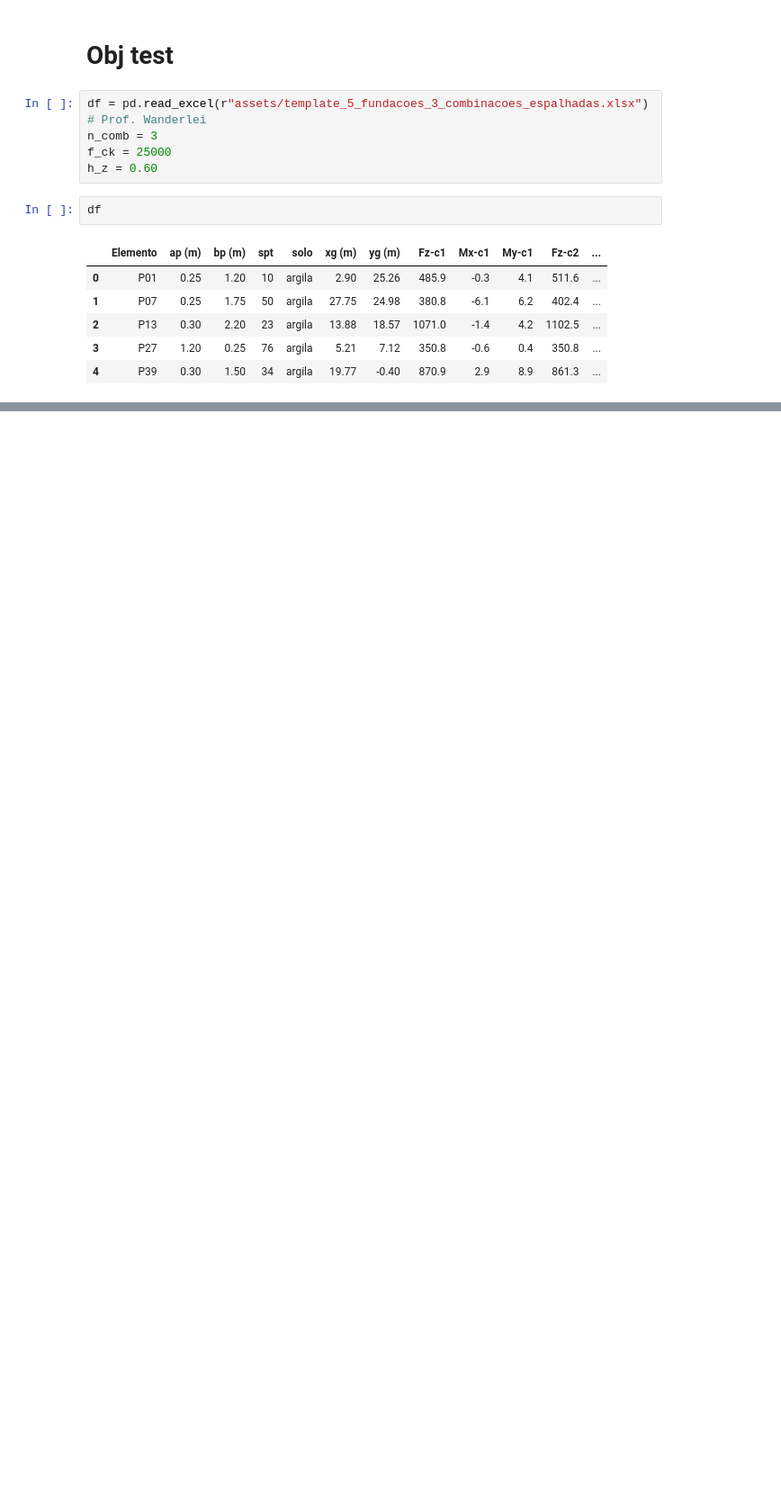
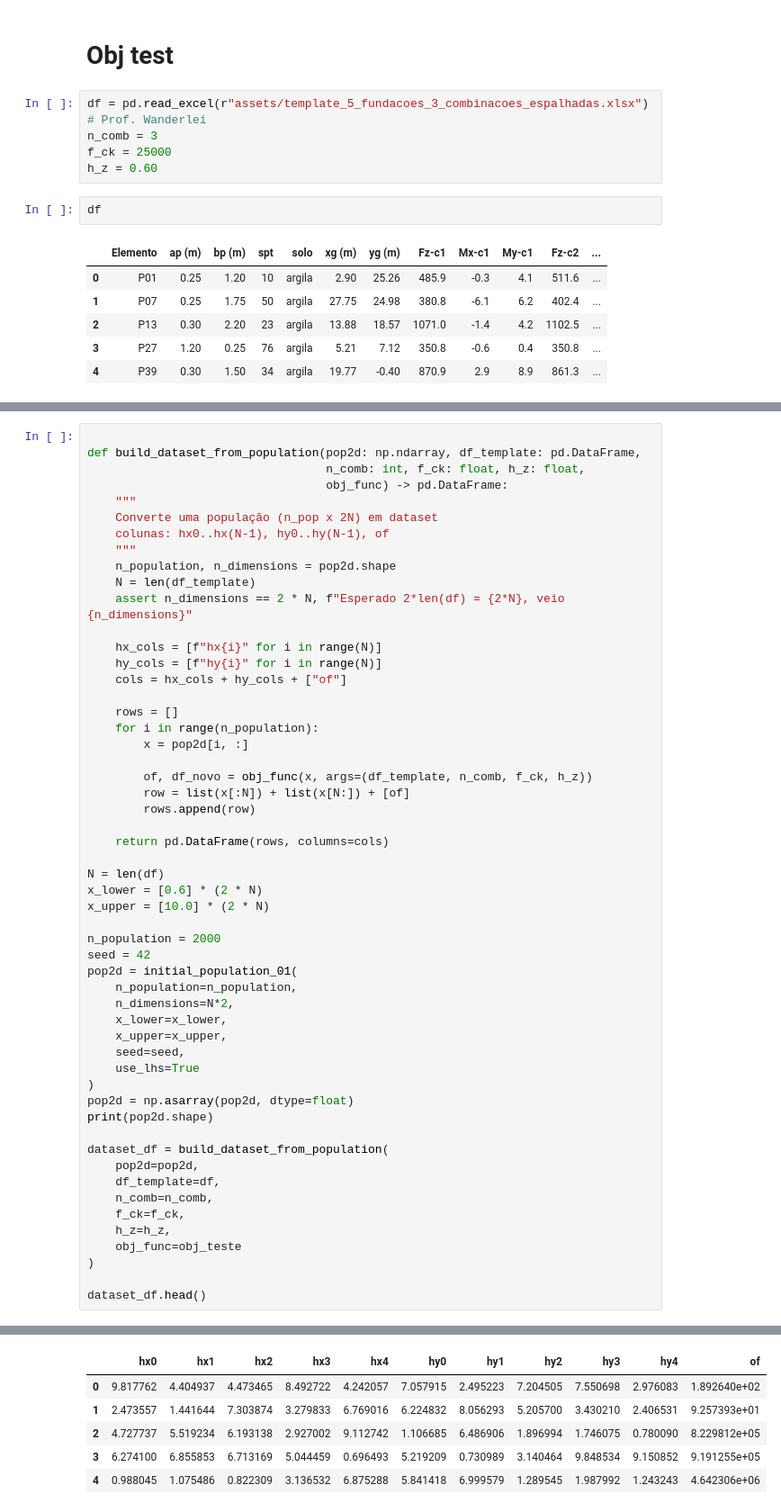
Before and after one commit to wmpjrufg/fundaai, a Jupyter notebook: testes_otimizacao.ipynb, the cells around one changed output, grey strips where cells are left out. Shown at 90% size. Drawn from its saved outputs; the diff is of its cells as text; blank space fills up the shorter version.

Commit message:
feat: framework first commit in main repo

```diff
--- a/testes_otimizacao.ipynb
+++ b/testes_otimizacao.ipynb
@@ -103,0 +127,55 @@ of
+# %%
+
+def build_dataset_from_population(pop2d: np.ndarray, df_template: pd.DataFrame,
+                                  n_comb: int, f_ck: float, h_z: float,
+                                  obj_func) -> pd.DataFrame:
+    """
+    Converte uma população (n_pop x 2N) em dataset
+    colunas: hx0..hx(N-1), hy0..hy(N-1), of
+    """
+    n_population, n_dimensions = pop2d.shape
+    N = len(df_template)
+    assert n_dimensions == 2 * N, f"Esperado 2*len(df) = {2*N}, veio {n_dimensions}"
+
+    hx_cols = [f"hx{i}" for i in range(N)]
+    hy_cols = [f"hy{i}" for i in range(N)]
+    cols = hx_cols + hy_cols + ["of"]
+
+    rows = []
+    for i in range(n_population):
+        x = pop2d[i, :]
+
+        of, df_novo = obj_func(x, args=(df_template, n_comb, f_ck, h_z))
+        row = list(x[:N]) + list(x[N:]) + [of]
+        rows.append(row)
+
+    return pd.DataFrame(rows, columns=cols)
+
+N = len(df)
+x_lower = [0.6] * (2 * N)
+x_upper = [10.0] * (2 * N)
+
+n_population = 2000
+seed = 42
+pop2d = initial_population_01(
+    n_population=n_population,
+    n_dimensions=N*2,
+    x_lower=x_lower,
+    x_upper=x_upper,
+    seed=seed,
+    use_lhs=True
+)
+pop2d = np.asarray(pop2d, dtype=float)
+print(pop2d.shape)
+
+dataset_df = build_dataset_from_population(
+    pop2d=pop2d,
+    df_template=df,
+    n_comb=n_comb,
+    f_ck=f_ck,
+    h_z=h_z,
+    obj_func=obj_teste
+)
+
+dataset_df.head()
+# %% [output]
@@ -103,0 +199,6 @@ of
+|  | hx0 | hx1 | hx2 | hx3 | hx4 | hy0 | hy1 | hy2 | hy3 | hy4 | of |
+| 0 | 9.817762 | 4.404937 | 4.473465 | 8.492722 | 4.242057 | 7.057915 | 2.495223 | 7.204505 | 7.550698 | 2.976083 | 1.892640e+02 |
+| 1 | 2.473557 | 1.441644 | 7.303874 | 3.279833 | 6.769016 | 6.224832 | 8.056293 | 5.205700 | 3.430210 | 2.406531 | 9.257393e+01 |
+| 2 | 4.727737 | 5.519234 | 6.193138 | 2.927002 | 9.112742 | 1.106685 | 6.486906 | 1.896994 | 1.746075 | 0.780090 | 8.229812e+05 |
+| 3 | 6.274100 | 6.855853 | 6.713169 | 5.044459 | 0.696493 | 5.219209 | 0.730989 | 3.140464 | 9.848534 | 9.150852 | 9.191255e+05 |
+| 4 | 0.988045 | 1.075486 | 0.822309 | 3.136532 | 6.875288 | 5.841418 | 6.999579 | 1.289545 | 1.987992 | 1.243243 | 4.642306e+06 |
```
Also changed, not shown: parts of 17 cells of this notebook, 22 other files.
